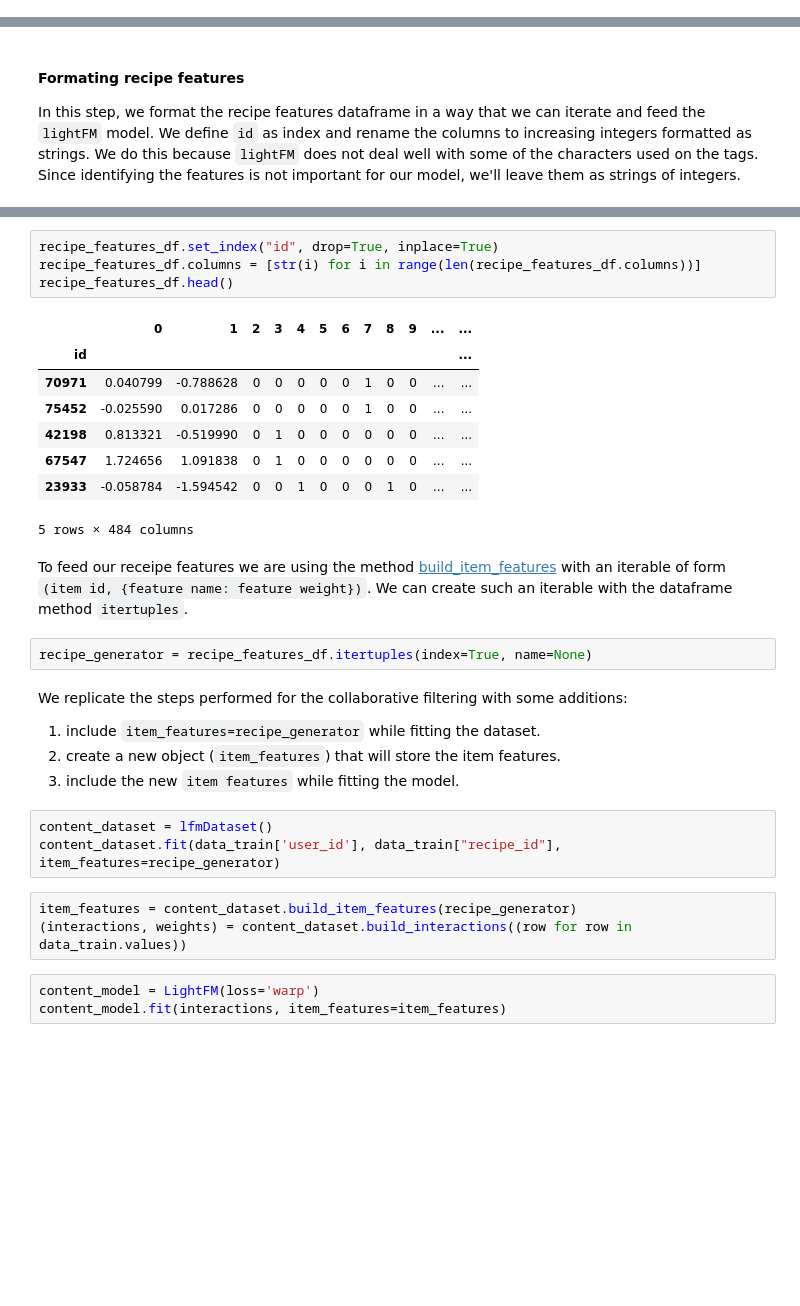
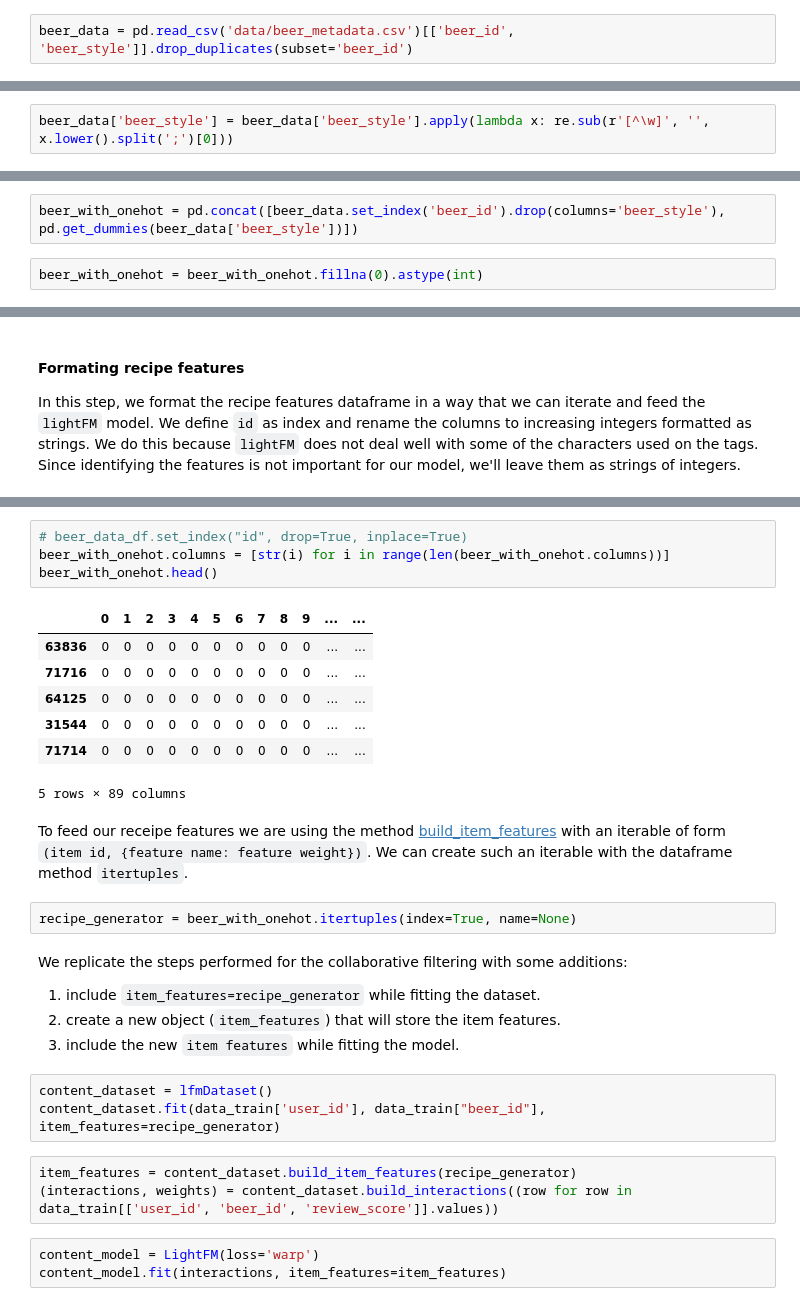
Before and after one commit to martafilipa/HCKT05_team5, a Jupyter notebook: workflow.ipynb, the cells around one changed output, grey strips where cells are left out. Cells and saved outputs as stored; diff of their text form; blank space fills up the shorter version.

```diff
--- a/workflow.ipynb
+++ b/workflow.ipynb
@@ -747,0 +797,2 @@ As explained before, the `tags` is going to be expanded into a series of columns
+# %%
+beer_data = pd.read_csv('data/beer_metadata.csv')[['beer_id', 'beer_style']].drop_duplicates(subset='beer_id')
@@ -748 +830,3 @@ As explained before, the `tags` is going to be expanded into a series of columns
+# %%
+beer_data['beer_style'] = beer_data['beer_style'].apply(lambda x: re.sub(r'[^\w]', '', x.lower().split(';')[0]))
 # %%
@@ -768 +883,5 @@ There are tags that only appear on a single recipe as we can see in the next cel
+# %%
+beer_with_onehot = pd.concat([beer_data.set_index('beer_id').drop(columns='beer_style'), pd.get_dummies(beer_data['beer_style'])])
+# %%
+beer_with_onehot = beer_with_onehot.fillna(0).astype(int)
 # %%
@@ -810,20 +945,19 @@ We define `id` as index and rename the columns to increasing integers formatted
 # %%
-recipe_features_df.set_index("id", drop=True, inplace=True)
-recipe_features_df.columns = [str(i) for i in range(len(recipe_features_df.columns))]
-recipe_features_df.head()
+# beer_data_df.set_index("id", drop=True, inplace=True)
+beer_with_onehot.columns = [str(i) for i in range(len(beer_with_onehot.columns))]
+beer_with_onehot.head()
 # %% [output]
 |  | 0 | 1 | 2 | 3 | 4 | 5 | 6 | 7 | 8 | 9 | ... | ... |
-| id |  |  |  |  |  |  |  |  |  |  |  | ... |
-| 70971 | 0.040799 | -0.788628 | 0 | 0 | 0 | 0 | 0 | 1 | 0 | 0 | ... | ... |
-| 75452 | -0.025590 | 0.017286 | 0 | 0 | 0 | 0 | 0 | 1 | 0 | 0 | ... | ... |
-| 42198 | 0.813321 | -0.519990 | 0 | 1 | 0 | 0 | 0 | 0 | 0 | 0 | ... | ... |
-| 67547 | 1.724656 | 1.091838 | 0 | 1 | 0 | 0 | 0 | 0 | 0 | 0 | ... | ... |
-| 23933 | -0.058784 | -1.594542 | 0 | 0 | 1 | 0 | 0 | 0 | 1 | 0 | ... | ... |
+| 63836 | 0 | 0 | 0 | 0 | 0 | 0 | 0 | 0 | 0 | 0 | ... | ... |
+| 71716 | 0 | 0 | 0 | 0 | 0 | 0 | 0 | 0 | 0 | 0 | ... | ... |
+| 64125 | 0 | 0 | 0 | 0 | 0 | 0 | 0 | 0 | 0 | 0 | ... | ... |
+| 31544 | 0 | 0 | 0 | 0 | 0 | 0 | 0 | 0 | 0 | 0 | ... | ... |
+| 71714 | 0 | 0 | 0 | 0 | 0 | 0 | 0 | 0 | 0 | 0 | ... | ... |
-5 rows × 484 columns
+5 rows × 89 columns
 # %% [markdown]
 To feed our receipe features we are using the method [build_item_features](https://making.lyst.com/lightfm/docs/lightfm.data.html?highlight=build_item_features#lightfm.data.Dataset.build_item_features) with an iterable of form `(item id, {feature name: feature weight})`. We can create such an iterable with the dataframe method `itertuples`.
 # %%
-recipe_generator = recipe_features_df.itertuples(index=True, name=None)
+recipe_generator = beer_with_onehot.itertuples(index=True, name=None)
 # %% [markdown]
 We replicate the steps performed for the collaborative filtering with some additions:
 
@@ -832,10 +966,10 @@ We replicate the steps performed for the collaborative filtering with some addit
 3. include the new `item features` while fitting the model.
 # %%
 content_dataset = lfmDataset()
-content_dataset.fit(data_train['user_id'], data_train["recipe_id"], item_features=recipe_generator)
+content_dataset.fit(data_train['user_id'], data_train["beer_id"], item_features=recipe_generator)
 # %%
 item_features = content_dataset.build_item_features(recipe_generator)
-(interactions, weights) = content_dataset.build_interactions((row for row in data_train.values))
+(interactions, weights) = content_dataset.build_interactions((row for row in data_train[['user_id', 'beer_id', 'review_score']].values))
 # %%
 content_model = LightFM(loss='warp')
 content_model.fit(interactions, item_features=item_features)
```
Also changed, not shown: parts of 25 cells of this notebook.
